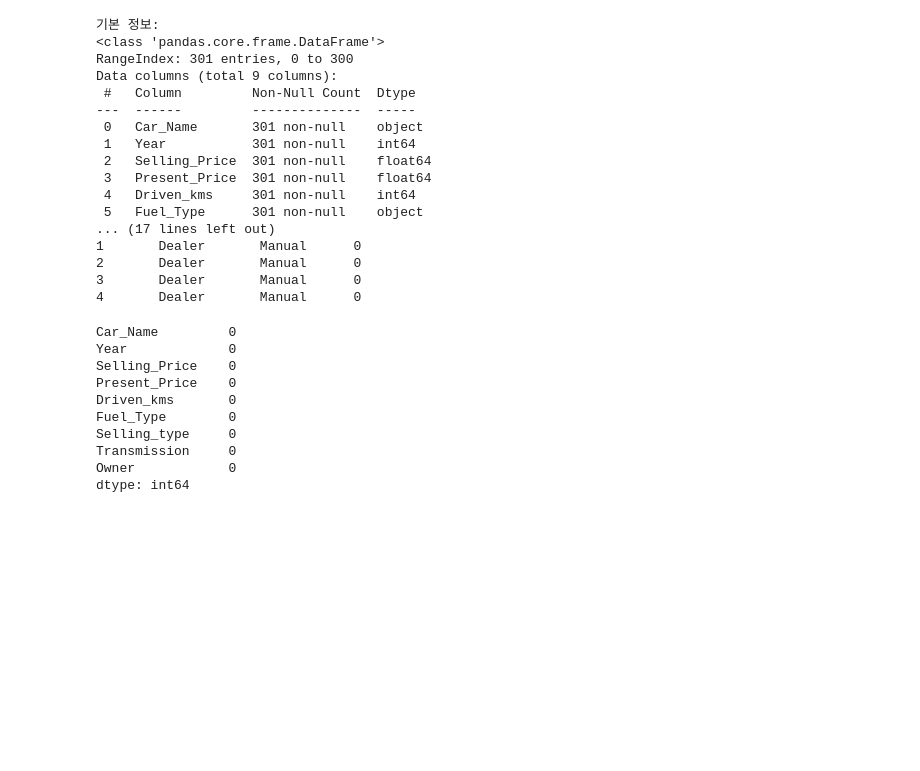
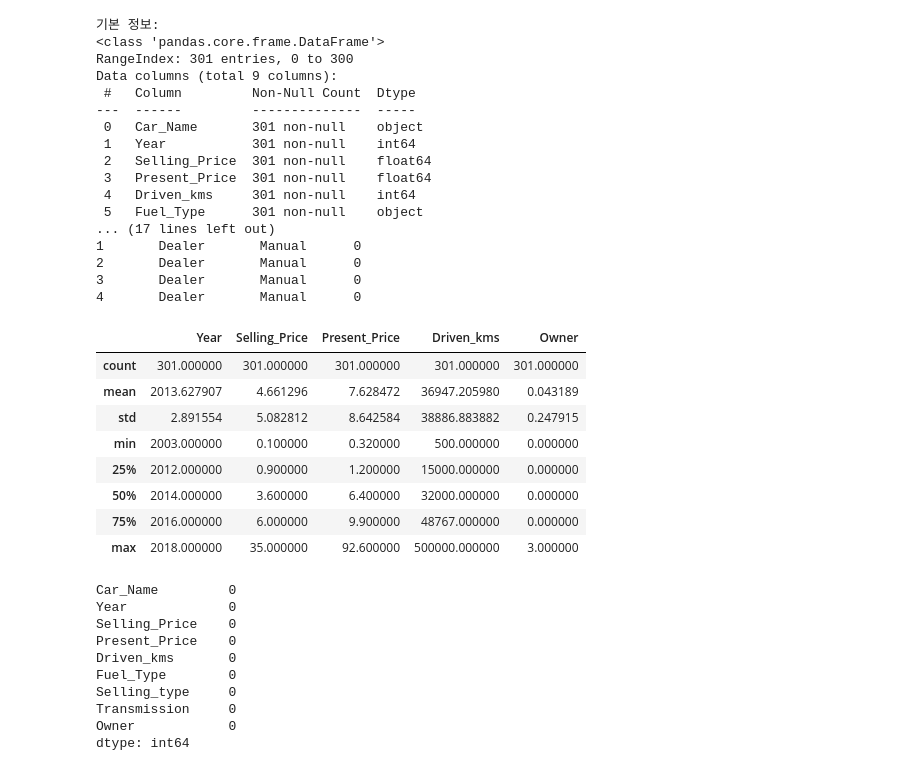
Before and after one commit to Encore-SKN-17/ML_MINI_3TEAM, a Jupyter notebook: ml_car_price_prediction.ipynb, the cells around one changed output. Saved outputs shown, nothing was run; the diff lists cells and outputs as text; code cells hidden in the pictures; blank space fills up the shorter version.

```diff
--- a/ml_car_price_prediction.ipynb
+++ b/ml_car_price_prediction.ipynb
@@ -33,6 +33,18 @@ Data columns (total 9 columns):
 2       Dealer       Manual      0
 3       Dealer       Manual      0
 4       Dealer       Manual      0
+# %%
+df.describe()
+# %% [output]
+|  | Year | Selling_Price | Present_Price | Driven_kms | Owner |
+| count | 301.000000 | 301.000000 | 301.000000 | 301.000000 | 301.000000 |
+| mean | 2013.627907 | 4.661296 | 7.628472 | 36947.205980 | 0.043189 |
+| std | 2.891554 | 5.082812 | 8.642584 | 38886.883882 | 0.247915 |
+| min | 2003.000000 | 0.100000 | 0.320000 | 500.000000 | 0.000000 |
+| 25% | 2012.000000 | 0.900000 | 1.200000 | 15000.000000 | 0.000000 |
+| 50% | 2014.000000 | 3.600000 | 6.400000 | 32000.000000 | 0.000000 |
+| 75% | 2016.000000 | 6.000000 | 9.900000 | 48767.000000 | 0.000000 |
+| max | 2018.000000 | 35.000000 | 92.600000 | 500000.000000 | 3.000000 |
 # %%
 df.isnull().sum()
 # %% [output]
```
Also changed, not shown: 1 other file.
